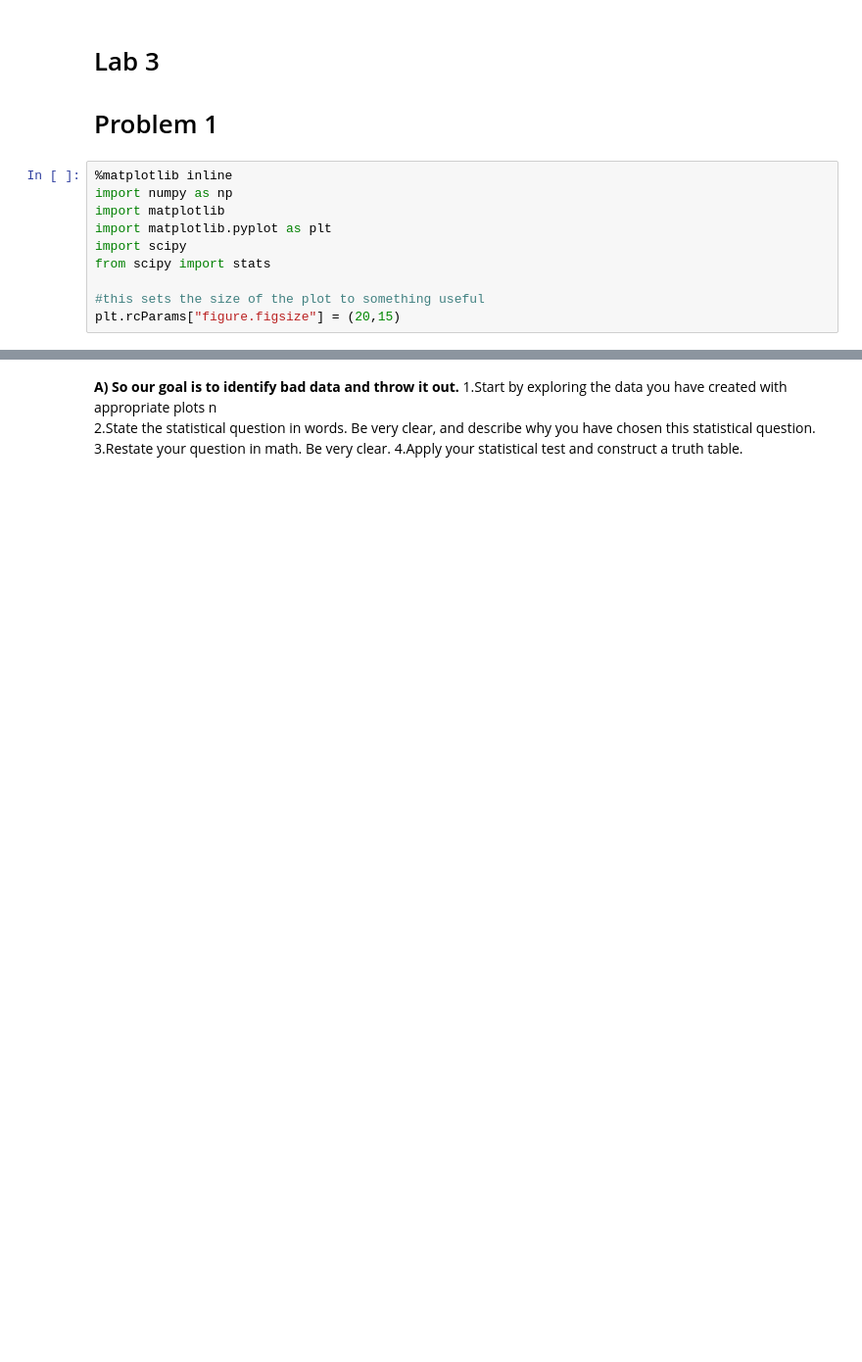
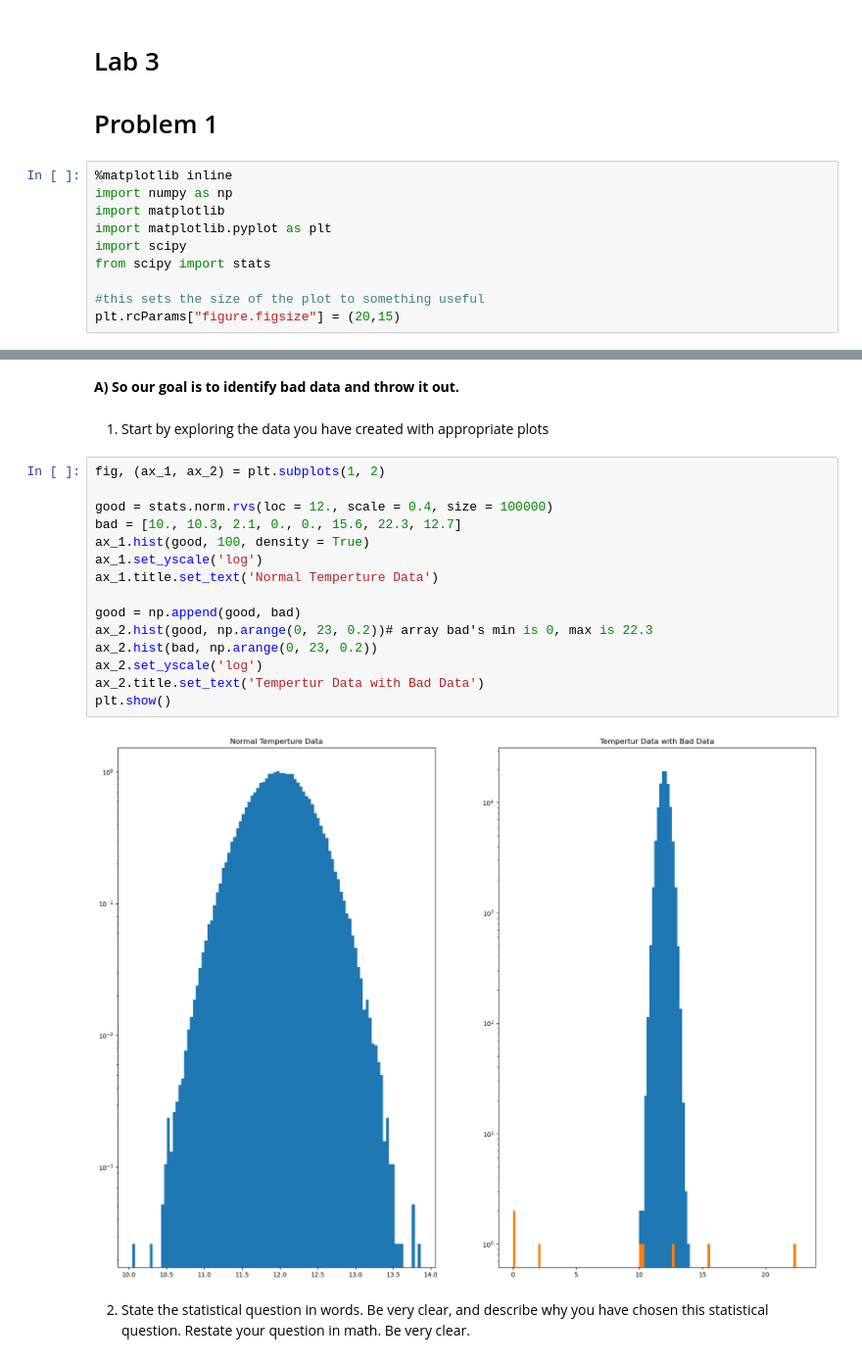
Before and after one commit to rishmar/phys434, a Jupyter notebook: lab3.ipynb, the cells around one changed output, grey strips where cells are left out. Shown: that part at 98% size. Cells and saved outputs as stored; diff of their text form; blank space fills up the shorter version.

```diff
--- a/lab3.ipynb
+++ b/lab3.ipynb
@@ -25,6 +25,24 @@ plt.show()
 # %% [markdown]
 **A) So our goal is to identify bad data and throw it out.**
-1.Start by exploring the data you have created with appropriate plots n\
-2.State the statistical question in words. Be very clear, and describe why you have chosen this statistical question.
-3.Restate your question in math. Be very clear.
-4.Apply your statistical test and construct a truth table.
+# %% [markdown]
+1. Start by exploring the data you have created with appropriate plots
+# %%
+fig, (ax_1, ax_2) = plt.subplots(1, 2)
+
+good = stats.norm.rvs(loc = 12., scale = 0.4, size = 100000)
+bad = [10., 10.3, 2.1, 0., 0., 15.6, 22.3, 12.7]
+ax_1.hist(good, 100, density = True)
+ax_1.set_yscale('log')
+ax_1.title.set_text('Normal Temperture Data')
+
+good = np.append(good, bad)
+ax_2.hist(good, np.arange(0, 23, 0.2))# array bad's min is 0, max is 22.3
+ax_2.hist(bad, np.arange(0, 23, 0.2))
+ax_2.set_yscale('log')
+ax_2.title.set_text('Tempertur Data with Bad Data')
+plt.show()
+# %% [output]
+[figure, added]
+# %% [markdown]
+2. State the statistical question in words. Be very clear, and describe why you have chosen this statistical question.
+Restate your question in math. Be very clear.
```
Also changed, not shown: parts of 42 cells of this notebook.
